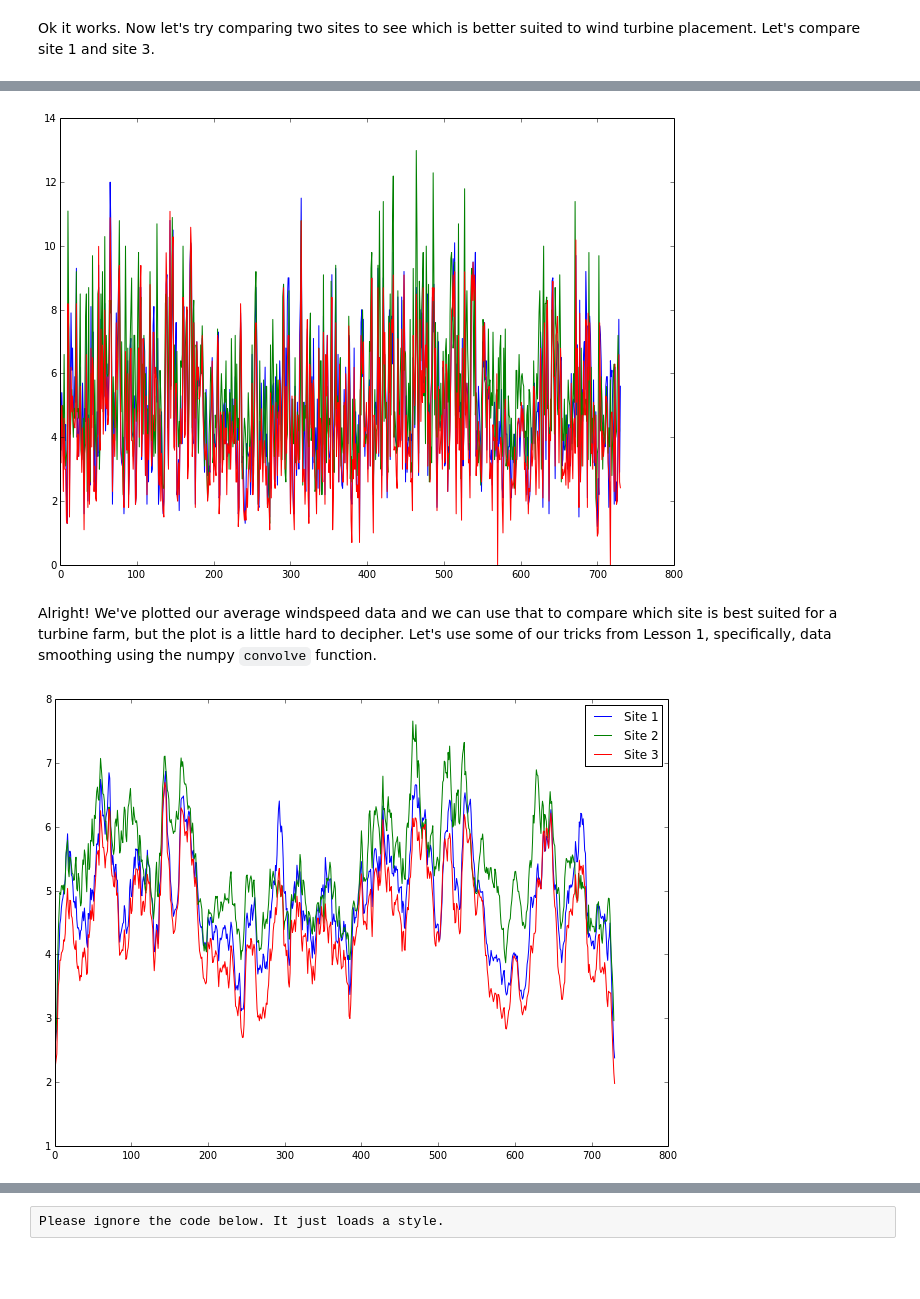
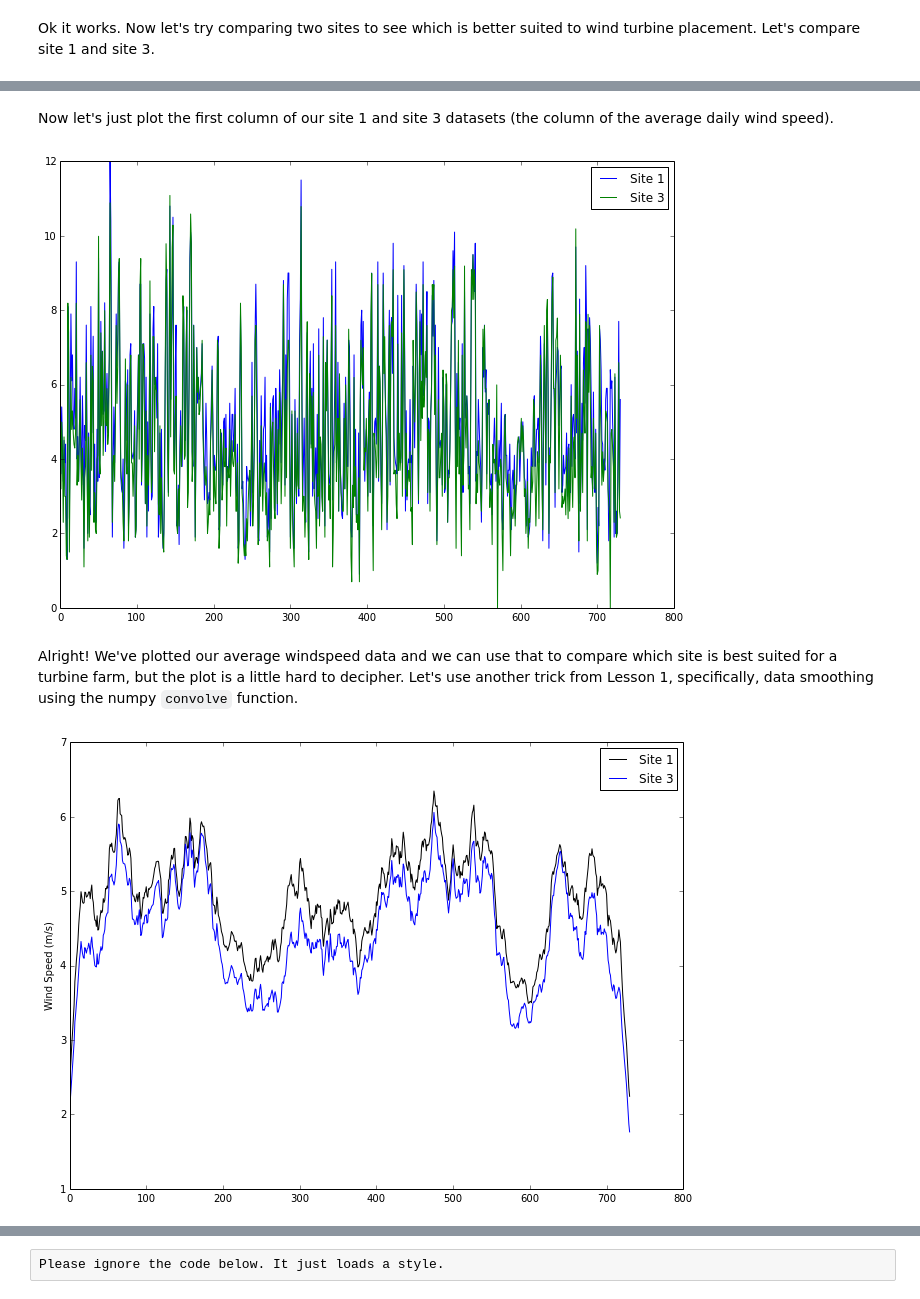
Before and after one commit to barbagroup/JITcode-MechE, a Jupyter notebook: lessons/02_Lesson02_Units_and_Decisions.ipynb, the cells around one changed output, grey strips where cells are left out. Cells and saved outputs as stored; diff of their text form; code cells hidden in the pictures; blank space fills up the shorter version.

Commit message:
finished full draft with little challenges at the end

```diff
--- a/lessons/02_Lesson02_Units_and_Decisions.ipynb
+++ b/lessons/02_Lesson02_Units_and_Decisions.ipynb
@@ -197,16 +216,16 @@ Since the filenames have the units of measurement in them, let's ask Python to c
 # %%
 def checkandconvert(fname):
     if 'mph' in fname:
-        speeddata = numpy.loadtxt(fname,delimiter=',', skiprows=1, usecols=(1,2,3))
+        speeddata = numpy.genfromtxt(fname,delimiter=',', skip_header=1)
         print "Converting from mph to ms"
         return mph_to_ms(speeddata)
 
     if 'knot' in fname:
-        speeddata = numpy.loadtxt(fname,delimiter=',', skiprows=1, usecols=(1,2,3))
+        speeddata = numpy.genfromtxt(fname,delimiter=',', skip_header=1)
         print "Converting from knot to ms"
         return knot_to_ms(speeddata)
 
     if 'ms' in fname:
-        speeddata = numpy.loadtxt(fname,delimiter=',', skiprows=1, usecols=(1,2,3))
+        speeddata = numpy.genfromtxt(fname,delimiter=',', skip_header=1)
         print "No conversion needed"
         return speeddata
@@ -242,25 +275,27 @@ data from 1/1/12 to 12/31/13
 # %%
 %matplotlib inline
 import matplotlib.pyplot as plt
+# %% [markdown]
+Now let's just plot the first column of our site 1 and site 3 datasets (the column of the average daily wind speed).
 # %%
 plt.figure(figsize=(11,8))
 plt.plot(site1[:,0]);
-plt.plot(site2[:,0]);
 plt.plot(site3[:,0]);
+plt.legend(["Site 1","Site 3"]);
 # %% [output]
-[figure, old version]
+[figure, new version]
 # %% [markdown]
-Alright!  We've plotted our average windspeed data and we can use that to compare which site is best suited for a turbine farm, but the plot is a little hard to decipher.  Let's use some of our tricks from Lesson 1, specifically, data smoothing using the numpy `convolve` function.
+Alright!  We've plotted our average windspeed data and we can use that to compare which site is best suited for a turbine farm, but the plot is a little hard to decipher.  Let's use another trick from Lesson 1, specifically, data smoothing using the numpy `convolve` function.
 # %%
-N = 14
+N = 30
 window = numpy.ones(N)/N
 site1smooth = numpy.convolve(site1[:,0],window,'same')
-site2smooth = numpy.convolve(site2[:,0],window,'same')
 site3smooth = numpy.convolve(site3[:,0],window,'same')
 plt.figure(figsize=(11,8))
-plt.plot(site1smooth)
-plt.plot(site2smooth)
-plt.plot(site3smooth);
-plt.legend(["Site 1","Site 2","Site 3"]);
+plt.ylabel('Wind Speed (m/s)')
+
+plt.plot(site1smooth, 'k-')
+plt.plot(site3smooth, 'b-');
+plt.legend(["Site 1","Site 3"]);
 # %% [output]
-[figure, old version]
+[figure, new version]
```
Also changed, not shown: parts of 44 cells of this notebook.
